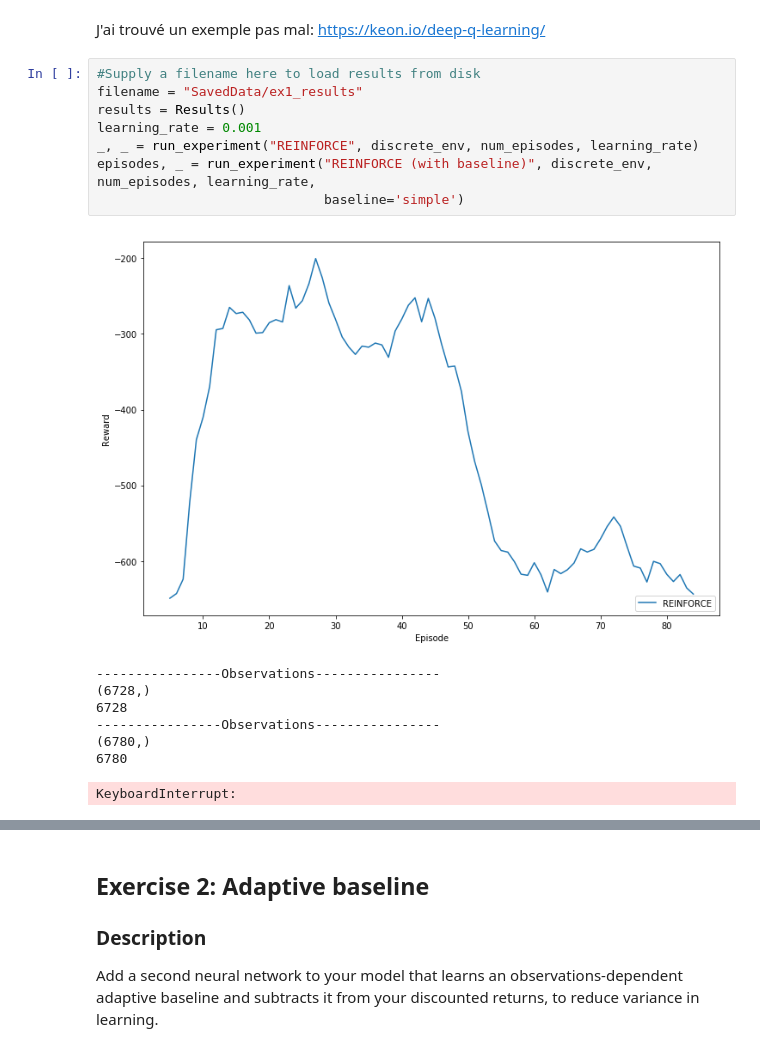
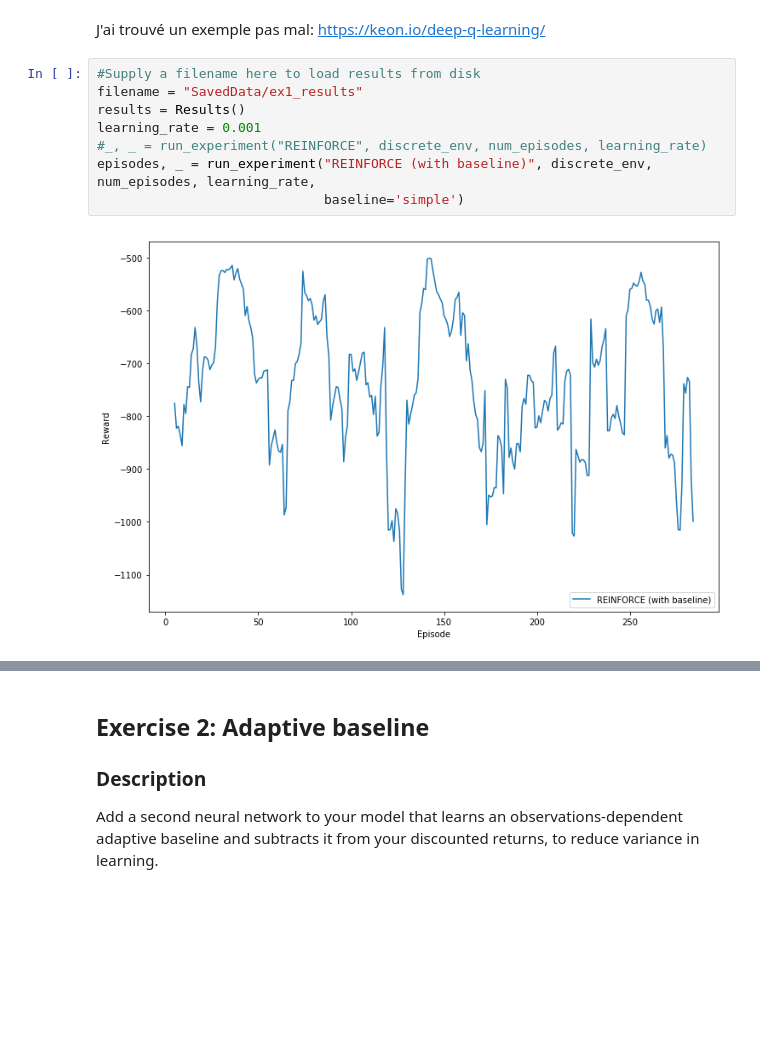
Before and after one commit to Kinchul/ann_projects, a Jupyter notebook: miniproject3/miniproject3.ipynb, the cells around one changed output, grey strips where cells are left out. Saved outputs shown, nothing was run; the diff lists cells and outputs as text; blank space fills up the shorter version.

```diff
--- a/miniproject3/miniproject3.ipynb
+++ b/miniproject3/miniproject3.ipynb
@@ -442,19 +457,12 @@ J'ai trouvé un exemple pas mal: https://keon.io/deep-q-learning/
 # %%
 #Supply a filename here to load results from disk
 filename = "SavedData/ex1_results"
 results = Results()
 learning_rate = 0.001
-_, _ = run_experiment("REINFORCE", discrete_env, num_episodes, learning_rate)
+#_, _ = run_experiment("REINFORCE", discrete_env, num_episodes, learning_rate)
 episodes, _ = run_experiment("REINFORCE (with baseline)", discrete_env, num_episodes, learning_rate,
                              baseline='simple')
 # %% [output]
-[figure, old version]
+[figure, new version]
-----------------Observations----------------
-(6728,)
-6728
-----------------Observations----------------
-(6780,)
-6780
-KeyboardInterrupt:
 # %%
 render(episodes[-1], discrete_env)
```
Also changed, not shown: parts of 3 cells of this notebook.
